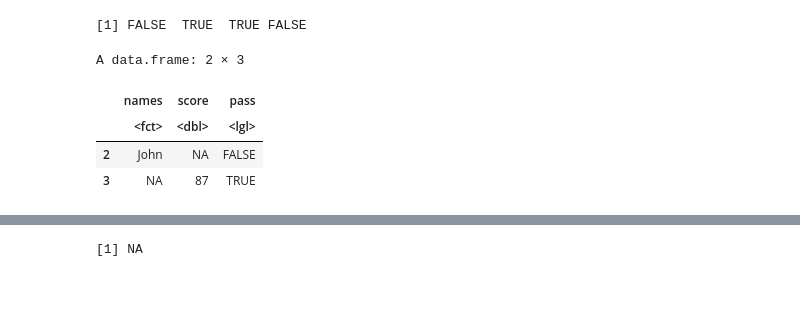
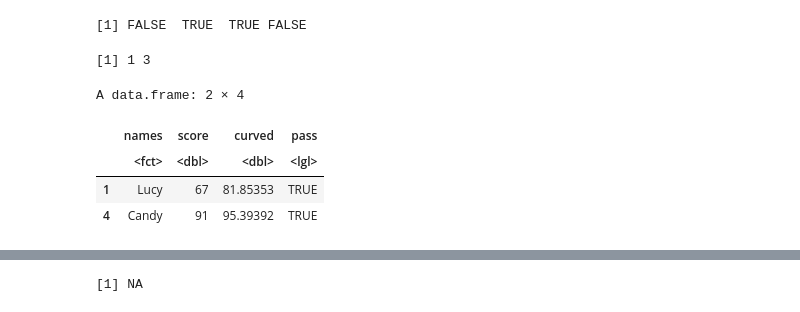
Before and after one commit to ly129/EPIB613_2019, a Jupyter notebook: Lecture4.ipynb, the cells around one changed output, grey strips where cells are left out. Drawn from its saved outputs; the diff is of its cells as text; code cells hidden in the pictures.

```diff
--- a/Lecture4.ipynb
+++ b/Lecture4.ipynb
@@ -23,3 +23,8 @@ A data.frame: 4 × 2
 | John | 56 |
 | Mark | 87 |
 | Candy | 91 |
+# %%
+for (i in 1:4) {
+    df$curved[i] <- sqrt(df$score[i])*10
+}
+df
@@ -152,13 +186,18 @@ complete.cases(df.copy)
 !complete.cases(df.copy)
 # %% [output]
 [1] FALSE  TRUE  TRUE FALSE
+# %%
+s <- 1:5
+s[c(TRUE, FALSE, TRUE, FALSE, FALSE)]
+# %% [output]
+[1] 1 3
 # %%
 # Inomplete data points
-df.copy[!complete.cases(df.copy), ]
+df.copy[complete.cases(df.copy), ]
 # Recall the logical operator "!"
 # %% [output]
-A data.frame: 2 × 3
+A data.frame: 2 × 4
-|  | names | score | pass |
-|  | <fct> | <dbl> | <lgl> |
-| 2 | John | NA | FALSE |
-| 3 | NA | 87 | TRUE |
+|  | names | score | curved | pass |
+|  | <fct> | <dbl> | <dbl> | <lgl> |
+| 1 | Lucy | 67 | 81.85353 | TRUE |
+| 4 | Candy | 91 | 95.39392 | TRUE |
```
Also changed, not shown: parts of 50 cells of this notebook, 2 other files.
